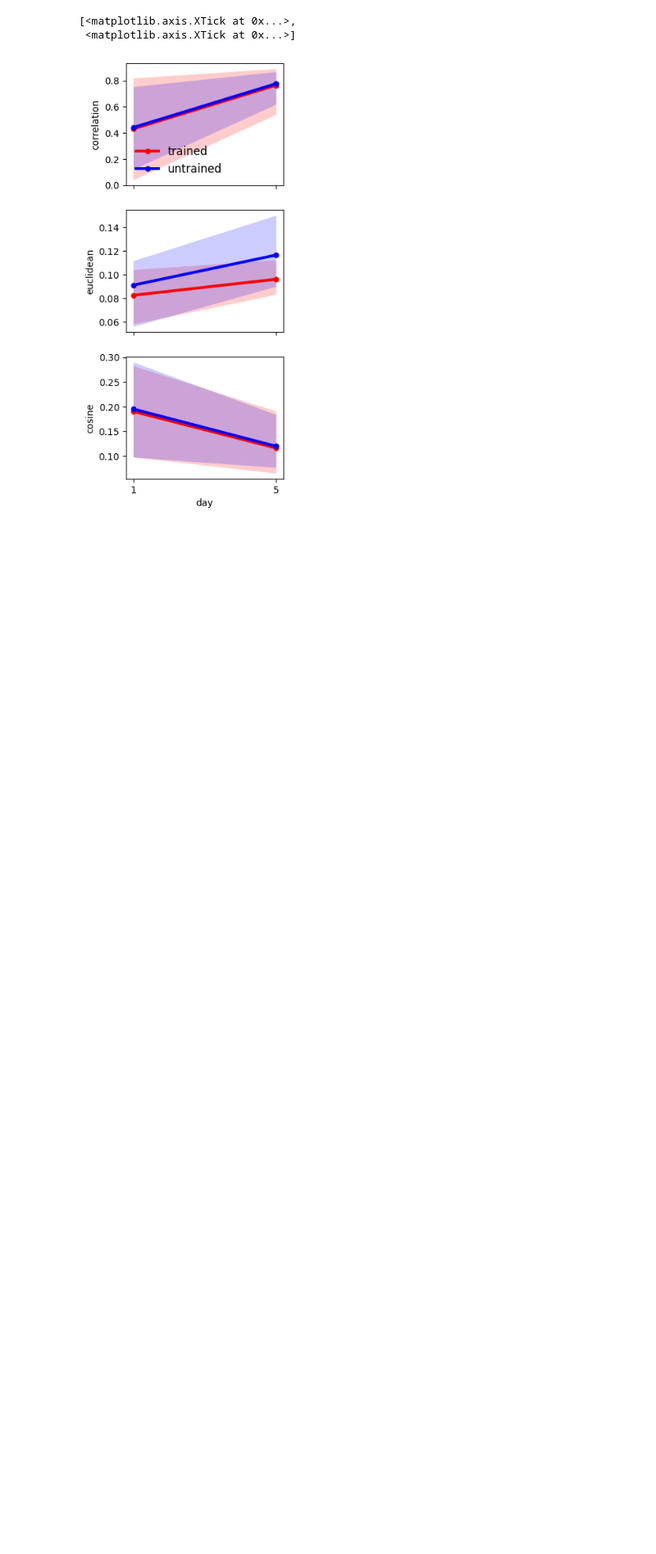
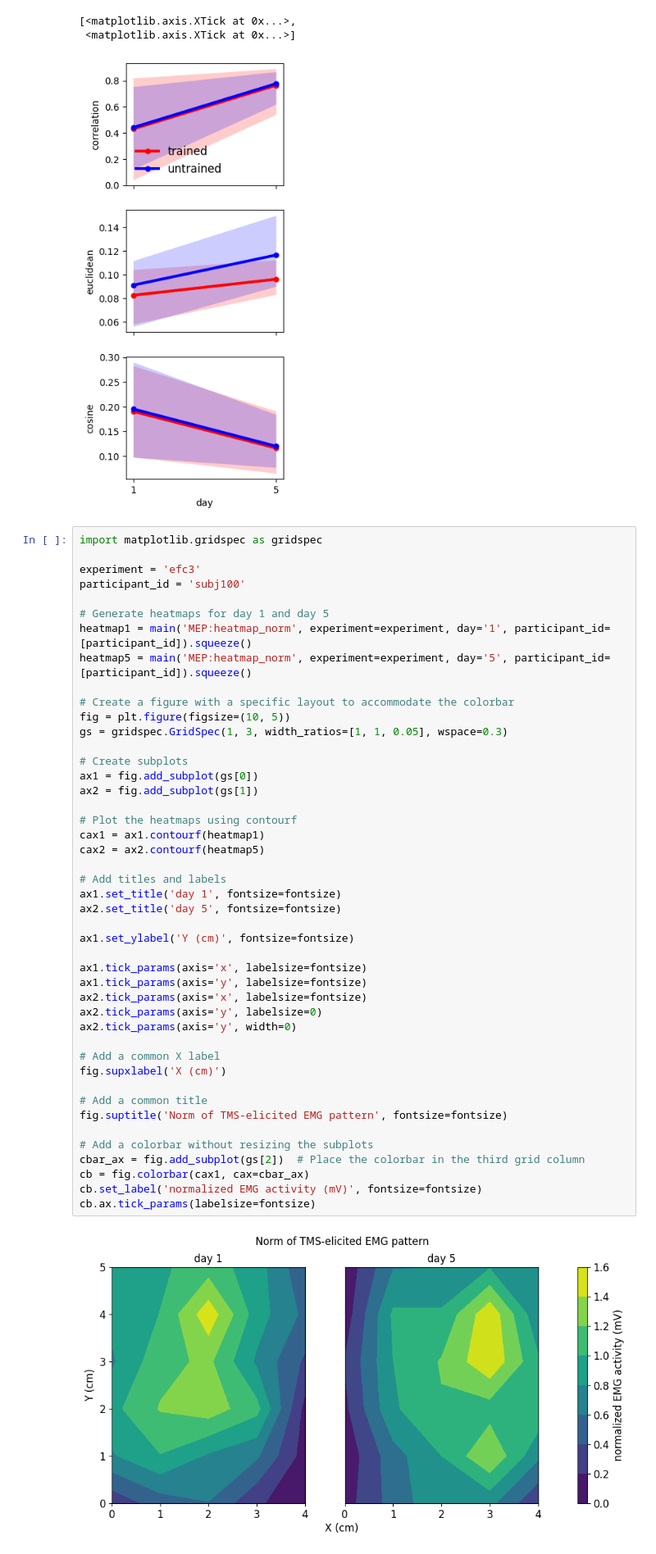
Before and after one commit to mnlmrc/extension-flexion-chords, a Jupyter notebook: notebooks/main.ipynb, the cells around one changed output. Shown at 82% size. Saved outputs shown, nothing was run; the diff lists cells and outputs as text; blank space fills up the shorter version.

```diff
--- a/notebooks/main.ipynb
+++ b/notebooks/main.ipynb
@@ -1309,3 +1316,50 @@ axs[0].set_xticks([1, 5])
 [<matplotlib.axis.XTick at 0x...>,
  <matplotlib.axis.XTick at 0x...>]
 [figure]
+# %%
+import matplotlib.gridspec as gridspec
+
+experiment = 'efc3'
+participant_id = 'subj100'
+
+# Generate heatmaps for day 1 and day 5
+heatmap1 = main('MEP:heatmap_norm', experiment=experiment, day='1', participant_id=[participant_id]).squeeze()
+heatmap5 = main('MEP:heatmap_norm', experiment=experiment, day='5', participant_id=[participant_id]).squeeze()
+
+# Create a figure with a specific layout to accommodate the colorbar
+fig = plt.figure(figsize=(10, 5))
+gs = gridspec.GridSpec(1, 3, width_ratios=[1, 1, 0.05], wspace=0.3)
+
+# Create subplots
+ax1 = fig.add_subplot(gs[0])
+ax2 = fig.add_subplot(gs[1])
+
+# Plot the heatmaps using contourf
+cax1 = ax1.contourf(heatmap1)
+cax2 = ax2.contourf(heatmap5)
+
+# Add titles and labels
+ax1.set_title('day 1', fontsize=fontsize)
+ax2.set_title('day 5', fontsize=fontsize)
+
+ax1.set_ylabel('Y (cm)', fontsize=fontsize)
+
+ax1.tick_params(axis='x', labelsize=fontsize)
+ax1.tick_params(axis='y', labelsize=fontsize)
+ax2.tick_params(axis='x', labelsize=fontsize)
+ax2.tick_params(axis='y', labelsize=0)
+ax2.tick_params(axis='y', width=0)
+
+# Add a common X label
+fig.supxlabel('X (cm)')
+
+# Add a common title
+fig.suptitle('Norm of TMS-elicited EMG pattern', fontsize=fontsize)
+
+# Add a colorbar without resizing the subplots
+cbar_ax = fig.add_subplot(gs[2])  # Place the colorbar in the third grid column
+cb = fig.colorbar(cax1, cax=cbar_ax)
+cb.set_label('normalized EMG activity (mV)', fontsize=fontsize)
+cb.ax.tick_params(labelsize=fontsize)
+# %% [output]
+[figure, added]
```
Also changed, not shown: parts of 5 cells of this notebook, 2 other files.
